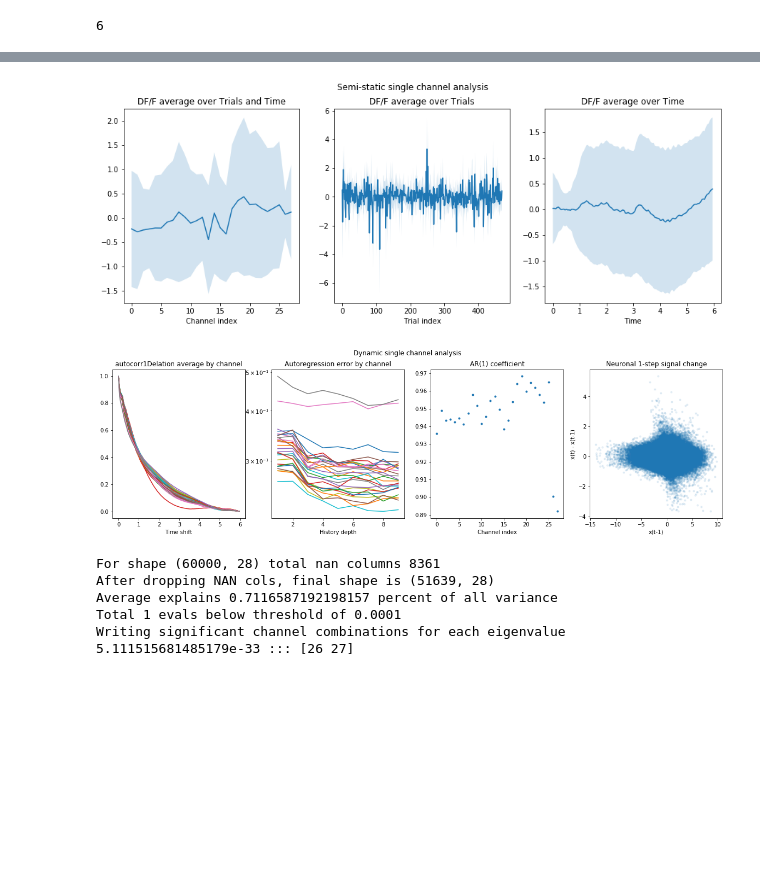
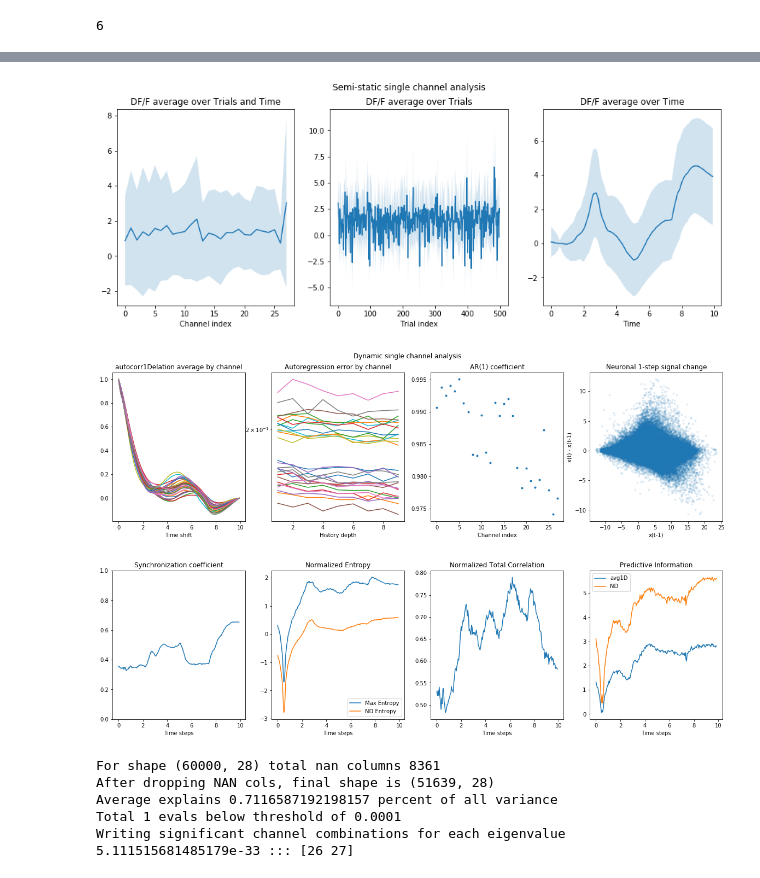
Before and after one commit to aleksejs-fomins/mesoscopic-functional-connectivity, a Jupyter notebook: codes/analysis_real/yasir_result/analysis-neural.ipynb, the cells around one changed output, grey strips where cells are left out. Drawn from its saved outputs; the diff is of its cells as text; code cells hidden in the pictures; blank space fills up the shorter version.

```diff
--- a/codes/analysis_real/yasir_result/analysis-neural.ipynb
+++ b/codes/analysis_real/yasir_result/analysis-neural.ipynb
@@ -36,8 +36,8 @@ Appended root directory /media/aleksejs/DataHDD/work/codes/comp-neuro/analysis-m
 params = {}
 #params['experiment_path']  = gui_fpath("Path to experiment",  './')
 #params['experiment_path']  = "/mnt/transfer/Yasir/TE/active_passive"
-#params['experiment_path']  = "/mnt/transfer/Yasir/TE/tactile_task_all_trials"
-params['experiment_path']  = "/mnt/transfer/Yasir/TE/auditory_task_all_trials"
+params['experiment_path']  = "/mnt/transfer/Yasir/TE/tactile_task_all_trials"
+# params['experiment_path']  = "/mnt/transfer/Yasir/TE/auditory_task_all_trials"
 
 
 
@@ -59,24 +74,29 @@ IntProgress(value=0, description='Read Neuro Data:', max=6)
 # %%
 FPS = 20
-dataThis = dataDB.dataNeuronal[2]
+dataThis = dataDB.dataNeuronal[1]
 
 
 fig, ax = plt.subplots(ncols=3, figsize=(15, 5))
 fig.suptitle("Semi-static single channel analysis")
 data_plots.plot_mean_variance_bychannel(ax[0], dataThis)
 data_plots.plot_mean_variance_bytrial(ax[1],dataThis)
 data_plots.plot_mean_variance_bytime(ax[2], dataThis, fps=FPS)
 
 fig, ax = plt.subplots(ncols=4, figsize=(20, 5))
 fig.suptitle("Dynamic single channel analysis")
 data_plots.plot_autocorrelation_bychannel(ax[0], dataThis, fps=FPS, withFill=False)
 data_plots.plot_ar(ax[1], ax[2], dataThis, histMax=10, fps=FPS)
 data_plots.plot_fit_gamma(ax[3], dataThis)
 
+fig, ax = plt.subplots(ncols=4, figsize=(20, 5))
+data_plots.plot_mean_correlation_bytime(ax[0], dataThis, fps=FPS)
+data_plots.plot_entropy_ND_bytime(ax[1], ax[2], ax[3], dataThis, fps=FPS)
+
 plt.show()
 # %% [output]
-[figure, old version]
+[figure, new version]
-[figure, old version]
+[figure, new version]
+[figure, added]
 # %%
 
 
```
Also changed, not shown: parts of 1 cell of this notebook, 4 other files.
